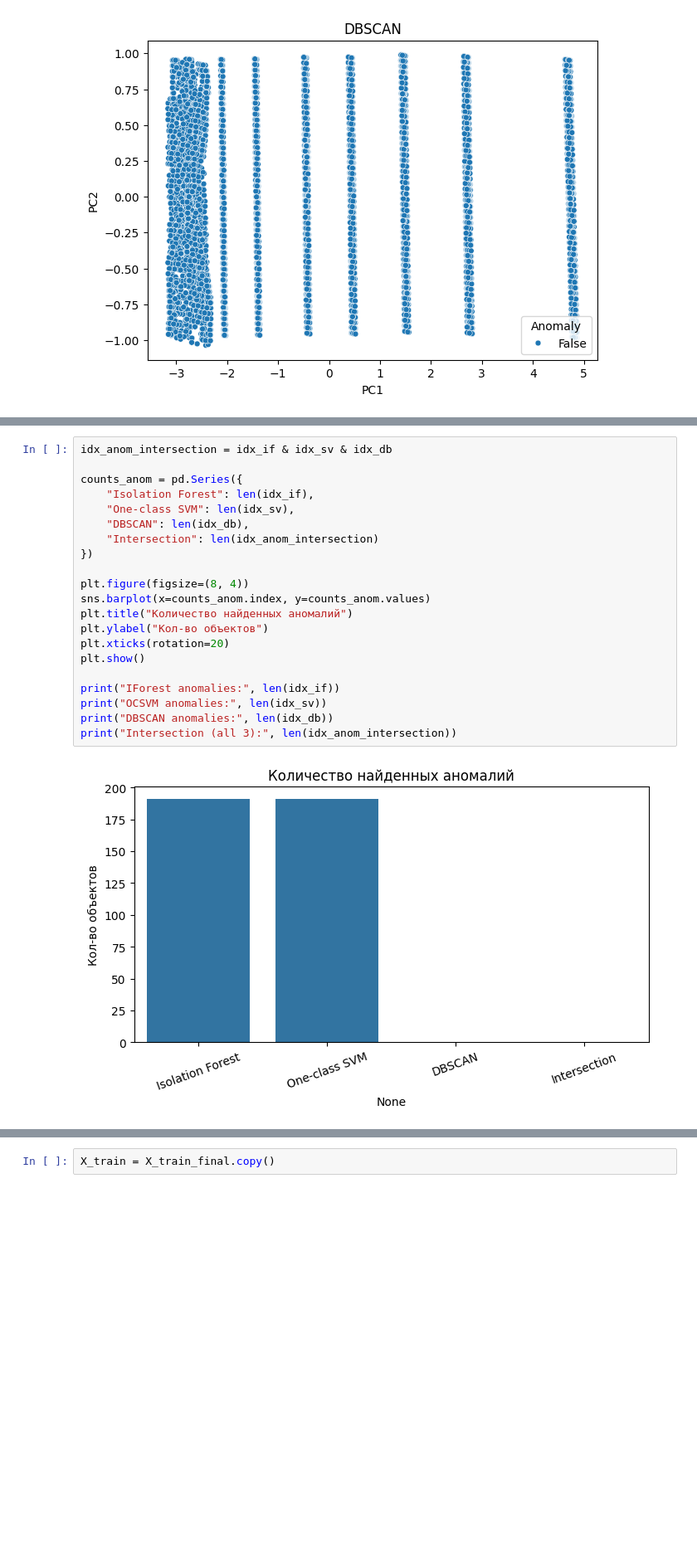
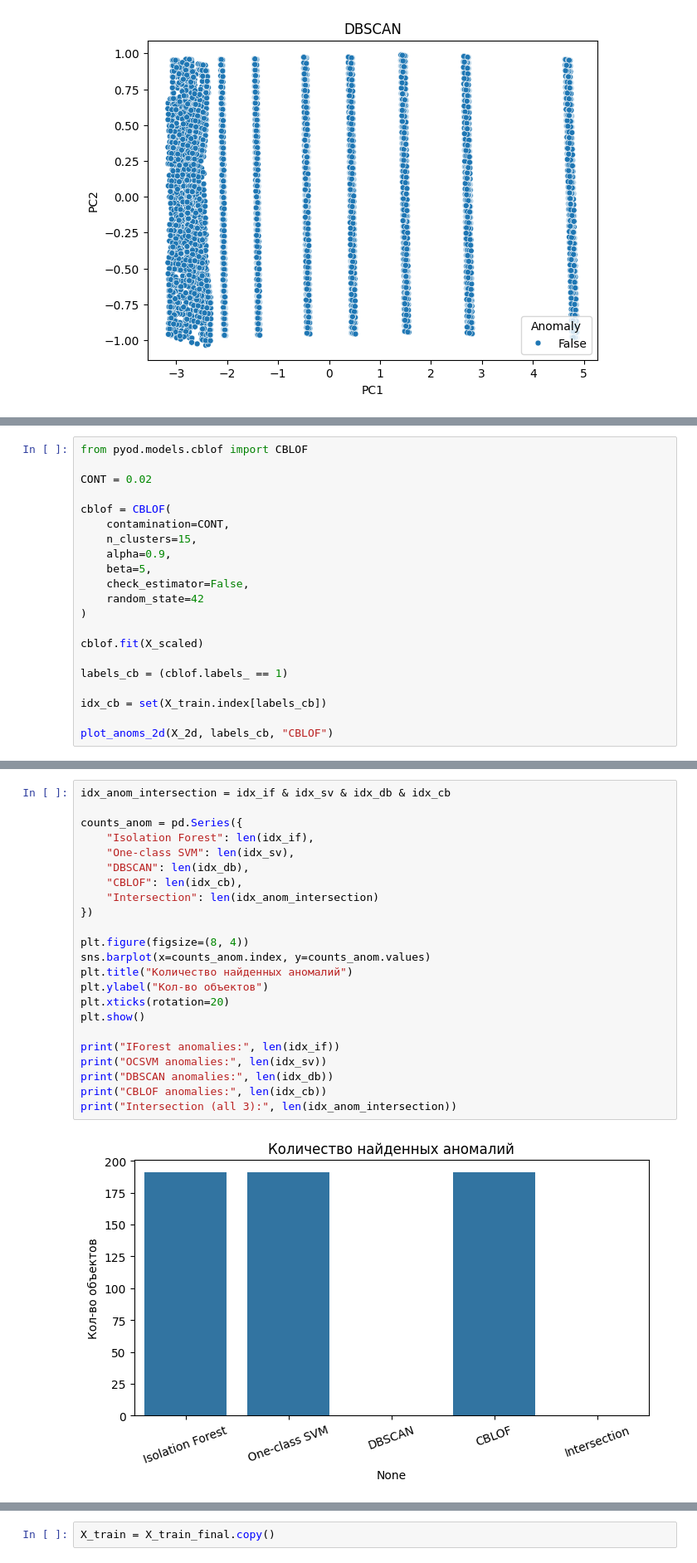
Before and after one commit to Vaiforo/practi5, a Jupyter notebook: labworks.ipynb, the cells around one changed output, grey strips where cells are left out. Shown at 83% size. Saved outputs shown, nothing was run; the diff lists cells and outputs as text; blank space fills up the shorter version.

```diff
--- a/labworks.ipynb
+++ b/labworks.ipynb
@@ -1330,0 +1333,21 @@ DBSCAN не нашёл аномалий вовсе.
+# %%
+from pyod.models.cblof import CBLOF
+
+CONT = 0.02
+
+cblof = CBLOF(
+    contamination=CONT,
+    n_clusters=15,
+    alpha=0.9,
+    beta=5,
+    check_estimator=False,
+    random_state=42
+)
+
+cblof.fit(X_scaled)
+
+labels_cb = (cblof.labels_ == 1)
+
+idx_cb = set(X_train.index[labels_cb])
+
+plot_anoms_2d(X_2d, labels_cb, "CBLOF")
@@ -1331,26 +1356,28 @@ DBSCAN не нашёл аномалий вовсе.
 # %%
-idx_anom_intersection = idx_if & idx_sv & idx_db
+idx_anom_intersection = idx_if & idx_sv & idx_db & idx_cb
 
 counts_anom = pd.Series({
     "Isolation Forest": len(idx_if),
     "One-class SVM": len(idx_sv),
     "DBSCAN": len(idx_db),
+    "CBLOF": len(idx_cb),
     "Intersection": len(idx_anom_intersection)
 })
 
 plt.figure(figsize=(8, 4))
 sns.barplot(x=counts_anom.index, y=counts_anom.values)
 plt.title("Количество найденных аномалий")
 plt.ylabel("Кол-во объектов")
 plt.xticks(rotation=20)
 plt.show()
 
 print("IForest anomalies:", len(idx_if))
 print("OCSVM anomalies:", len(idx_sv))
 print("DBSCAN anomalies:", len(idx_db))
+print("CBLOF anomalies:", len(idx_cb))
 print("Intersection (all 3):", len(idx_anom_intersection))
 # %% [output]
-[figure, old version]
+[figure, new version]
 IForest anomalies: 191
 OCSVM anomalies: 191
 DBSCAN anomalies: 0
```
Also changed, not shown: parts of 6 cells of this notebook.
